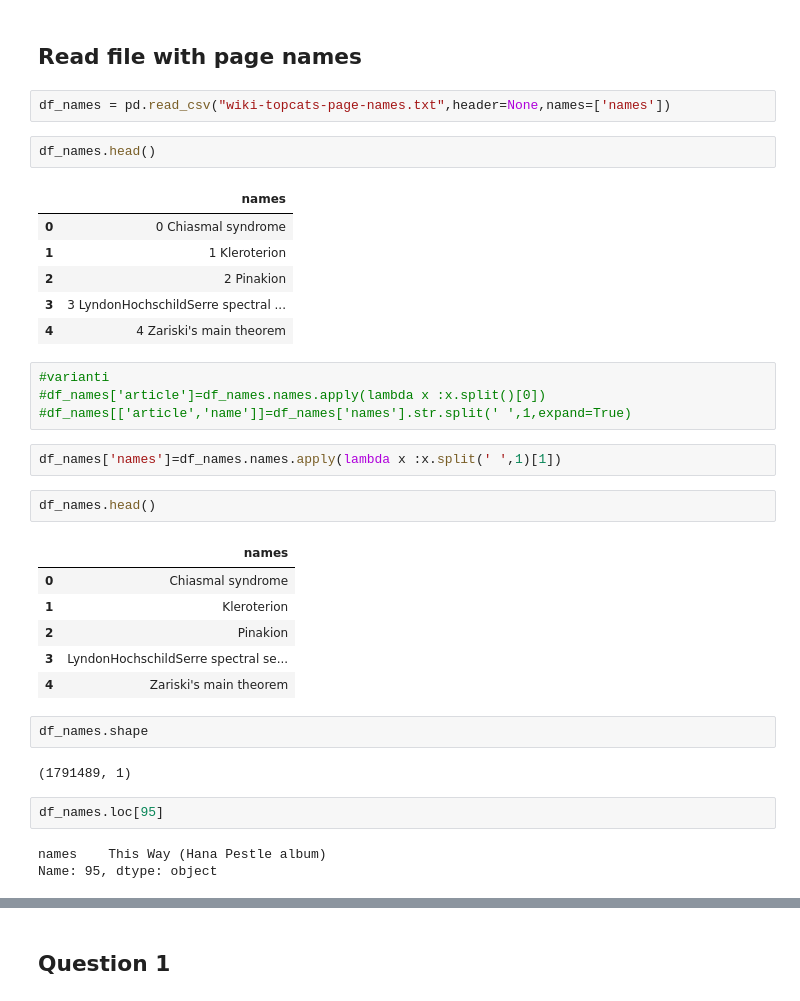
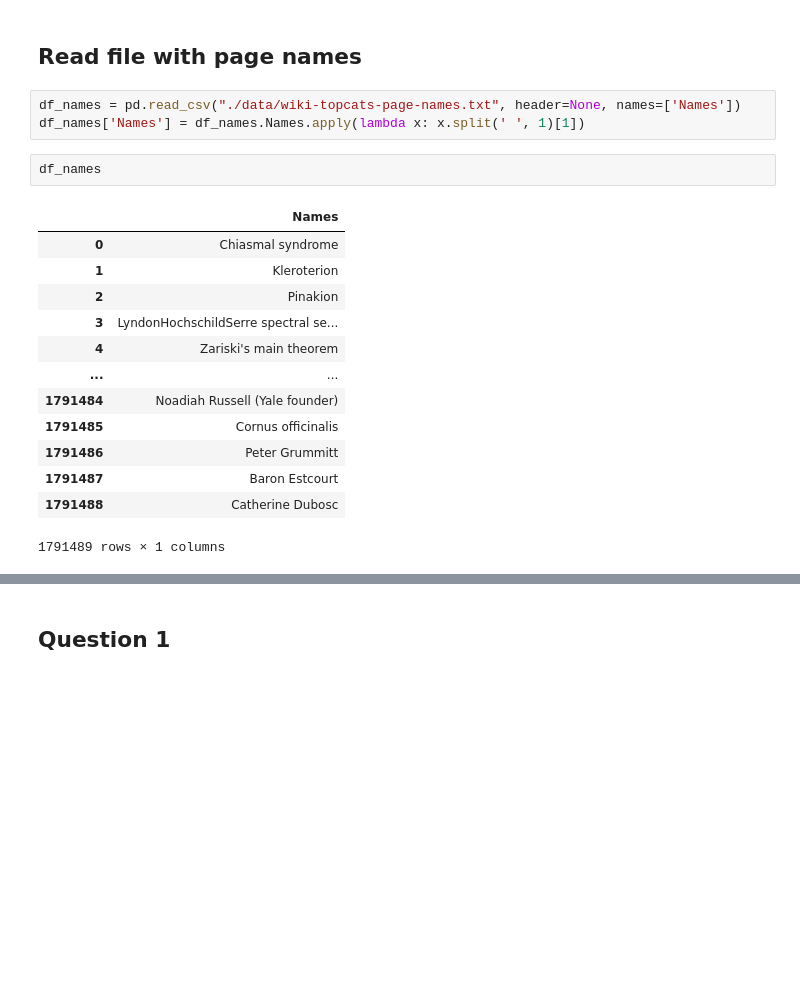
Before and after one commit to nicolac1999/ADM-HW5, a Jupyter notebook: hm5_29_12.ipynb, the cells around one changed output, grey strips where cells are left out. Saved outputs shown, nothing was run; the diff lists cells and outputs as text; blank space fills up the shorter version.

```diff
--- a/hm5_29_12.ipynb
+++ b/hm5_29_12.ipynb
@@ -337,37 +309,21 @@ pd.DataFrame(data={'Articles': rand_article.index,'Category': rand_article.value
 # %% [markdown]
 ## Read file with page names
 # %%
-df_names = pd.read_csv("wiki-topcats-page-names.txt",header=None,names=['names'])
+df_names = pd.read_csv("./data/wiki-topcats-page-names.txt", header=None, names=['Names'])
+df_names['Names'] = df_names.Names.apply(lambda x: x.split(' ', 1)[1])
 # %%
-df_names.head()
+df_names
 # %% [output]
-|  | names |
-| 0 | 0 Chiasmal syndrome |
-| 1 | 1 Kleroterion |
-| 2 | 2 Pinakion |
-| 3 | 3 LyndonHochschildSerre spectral ... |
-| 4 | 4 Zariski's main theorem |
+|  | Names |
+| 0 | Chiasmal syndrome |
+| 1 | Kleroterion |
+| 2 | Pinakion |
+| 3 | LyndonHochschildSerre spectral se... |
+| 4 | Zariski's main theorem |
+| ... | ... |
+| 1791484 | Noadiah Russell (Yale founder) |
+| 1791485 | Cornus officinalis |
+| 1791486 | Peter Grummitt |
+| 1791487 | Baron Estcourt |
+| 1791488 | Catherine Dubosc |
+1791489 rows × 1 columns
-# %%
-#varianti
-#df_names['article']=df_names.names.apply(lambda x :x.split()[0])
-#df_names[['article','name']]=df_names['names'].str.split(' ',1,expand=True)
-# %%
-df_names['names']=df_names.names.apply(lambda x :x.split(' ',1)[1])
-# %%
-df_names.head()
-# %% [output]
-|  | names |
-| 0 | Chiasmal syndrome |
-| 1 | Kleroterion |
-| 2 | Pinakion |
-| 3 | LyndonHochschildSerre spectral se... |
-| 4 | Zariski's main theorem |
-# %%
-df_names.shape
-# %% [output]
-(1791489, 1)
-# %%
-df_names.loc[95]
-# %% [output]
-names    This Way (Hana Pestle album)
-Name: 95, dtype: object
```
Also changed, not shown: parts of 95 cells of this notebook.
